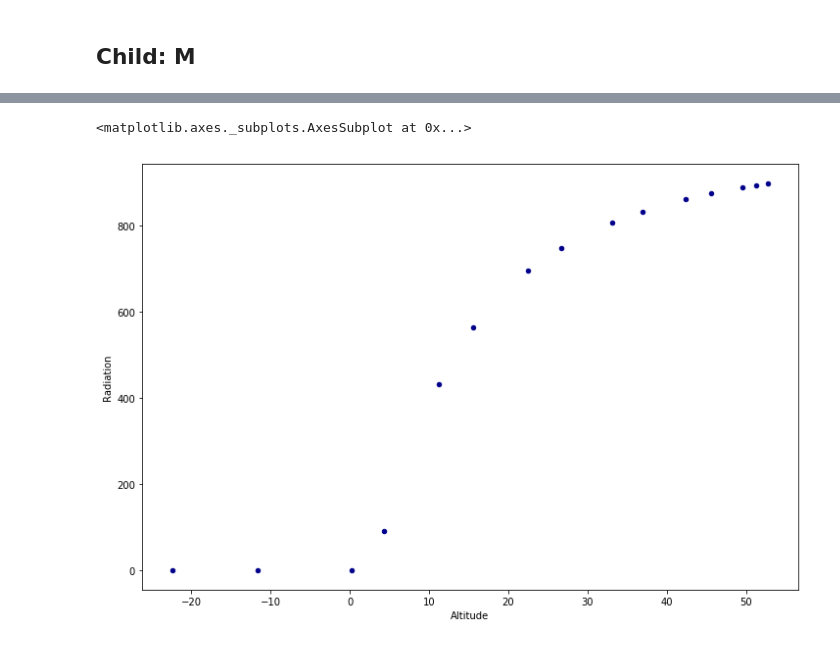
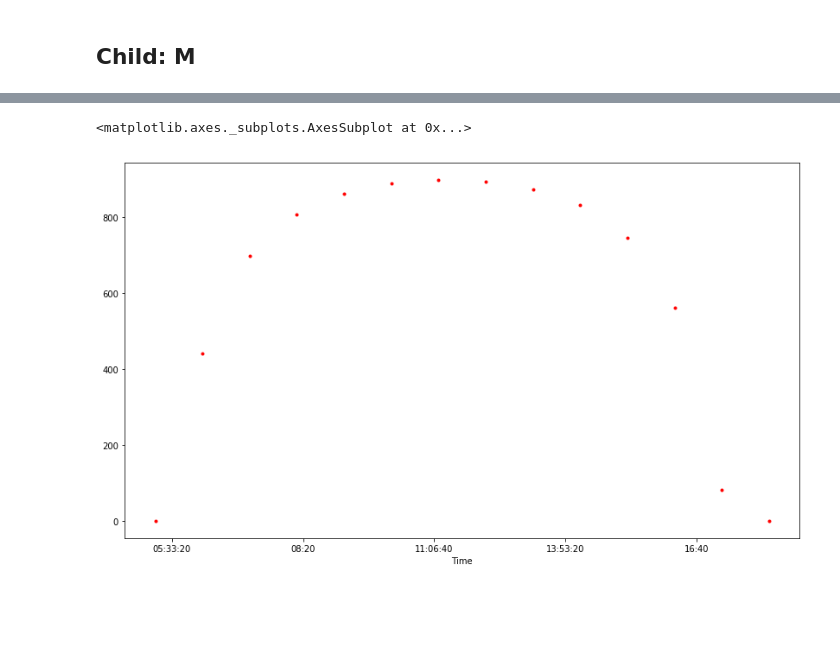
Before and after one commit to JIVJGFJZKF/get_measures_shadow, a Jupyter notebook: getShady.ipynb, the cells around one changed output, grey strips where cells are left out. Saved outputs shown, nothing was run; the diff lists cells and outputs as text; code cells hidden in the pictures; blank space fills up the shorter version.

Commit message:
Added radiation measures.

```diff
--- a/getShady.ipynb
+++ b/getShady.ipynb
@@ -162,0 +163,3 @@ print(valRadiationB)
+# %%
+dfSunMeasures = pd.DataFrame({'Offset':list(range(valStart,(valStart+valNumHrs))),'Sunrise':[timeSunRise]*valNumHrs})
+dfSunMeasures['TimeCalculated'] = dfSunMeasures.apply(lambda x: timeSunRise+datetime.timedelta(hours=x['Offset']),axis=1)
@@ -162,0 +168,5 @@ print(valRadiationB)
+# %%
+dfSunMeasures['Altitude'] = dfSunMeasures['TimeCalculated'].apply(lambda x: get_altitude(locLat,locLon,x))
+dfSunMeasures['Radiation'] = dfSunMeasures.apply(lambda x: radiation.get_radiation_direct(x['TimeCalculated'],x['Altitude']),axis=1)
+dfSunMeasures['Time'] = dfSunMeasures['TimeCalculated'].dt.time
+dfSunMeasures
@@ -165,3 +198,0 @@ print(valRadiationB)
-# %%
-dfSunMeasures = pd.DataFrame({'Offset':list(range(-1,14)),'Sunrise':[timeSunRise]*15})
-dfSunMeasures['TimeCalculated'] = dfSunMeasures.apply(lambda x: timeSunRise+datetime.timedelta(hours=x['Offset']),axis=1)
@@ -192,7 +199,5 @@ dfSunMeasures
-# %%
-dfSunMeasures.set_index('TimeCalculated',inplace=True)
 # %%
-dfSunMeasures.plot.scatter(x='Altitude',y='Radiation',c='DarkBlue',figsize=(12,8))
+dfSunMeasures.plot(x='Time',y='Radiation',c='Red',style='.',figsize=(14,8),legend=False)
 # %% [output]
 <matplotlib.axes._subplots.AxesSubplot at 0x...>
-[figure, old version]
+[figure, new version]
```
Also changed, not shown: parts of 25 cells of this notebook.
